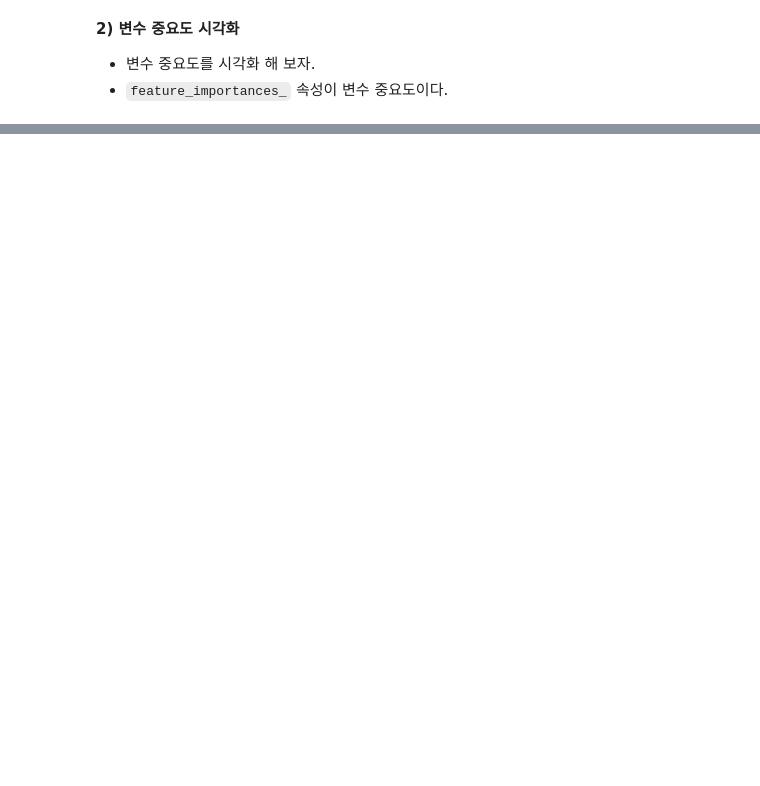
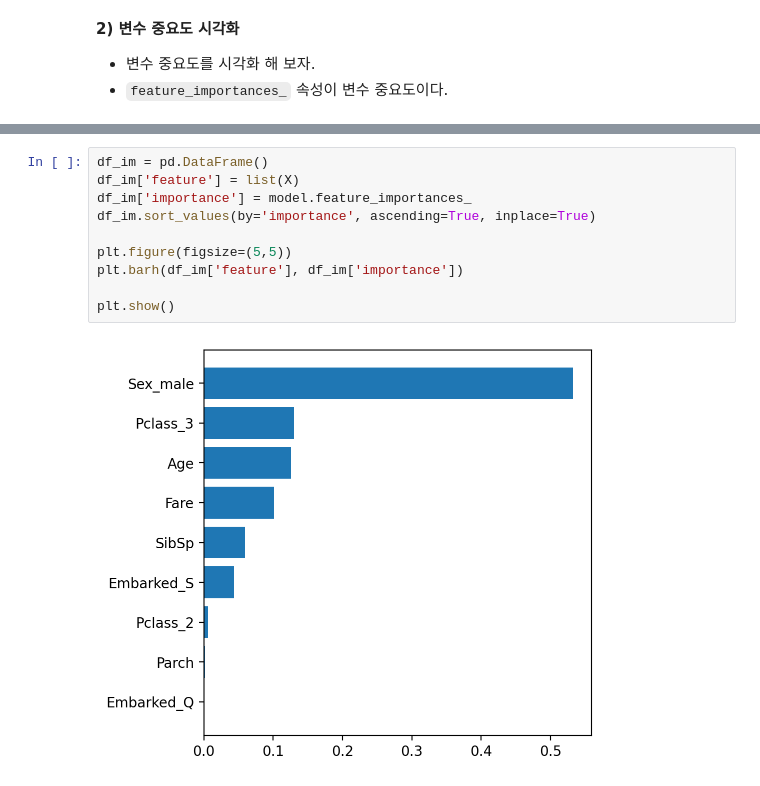
Before and after one commit to jexists/sk_network, a Jupyter notebook: 08.machine_learning/07_결정트리/07_결정트리(decision_tree).ipynb, the cells around one changed output, grey strips where cells are left out. Cells and saved outputs as stored; diff of their text form; blank space fills up the shorter version.

```diff
--- a/08.machine_learning/07_결정트리/07_결정트리(decision_tree).ipynb
+++ b/08.machine_learning/07_결정트리/07_결정트리(decision_tree).ipynb
@@ -79,0 +249,12 @@ Image(filename='tree.png')
+# %%
+df_im = pd.DataFrame()
+df_im['feature'] = list(X)
+df_im['importance'] = model.feature_importances_
+df_im.sort_values(by='importance', ascending=True, inplace=True)
+
+plt.figure(figsize=(5,5))
+plt.barh(df_im['feature'], df_im['importance'])
+
+plt.show()
+# %% [output]
+[figure, added]
```
Also changed, not shown: parts of 25 cells of this notebook, 9 other files.
